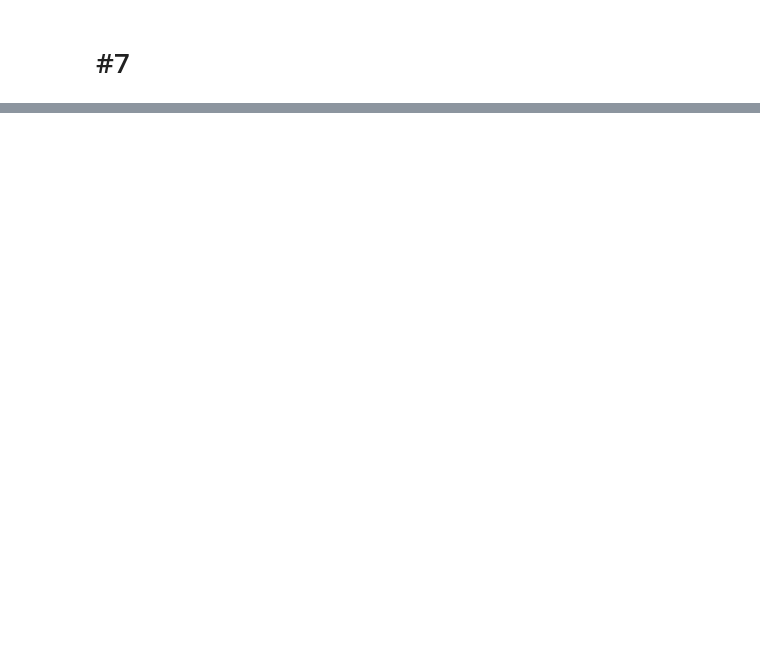
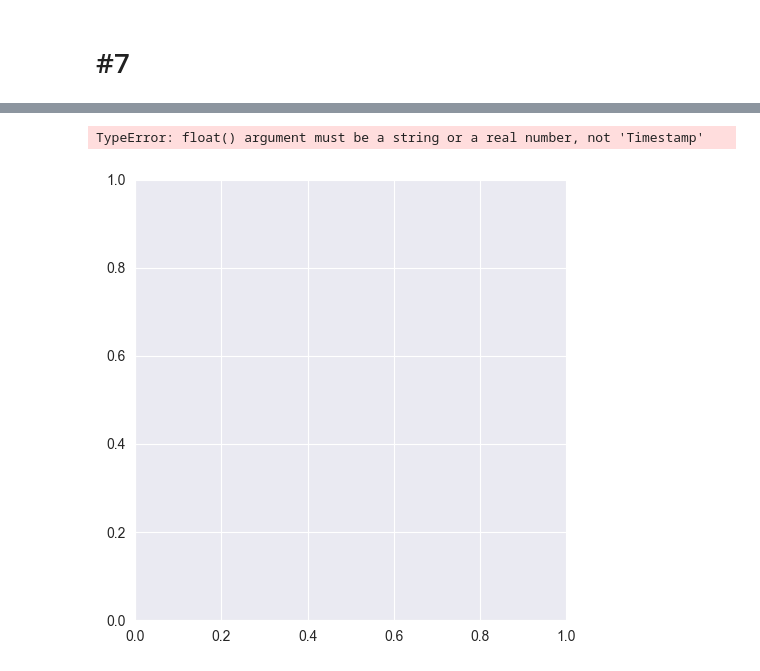
Before and after one commit to raaamk/ML_SoSe24, a Jupyter notebook: src/3 - Data Science Tools/mjanits1_11270520/mjanits1_11270520.ipynb, the cells around one changed output, grey strips where cells are left out. Cells and saved outputs as stored; diff of their text form; code cells hidden in the pictures; blank space fills up the shorter version.

```diff
--- a/src/3 - Data Science Tools/mjanits1_11270520/mjanits1_11270520.ipynb
+++ b/src/3 - Data Science Tools/mjanits1_11270520/mjanits1_11270520.ipynb
@@ -169,0 +171,5 @@ season_dict = {1: 'winter', 2: 'spring', 3: 'summer', 4: 'fall'}
+# %%
+sns.lmplot(x='dteday', y='cnt', data = data)
+# %% [output]
+TypeError: float() argument must be a string or a real number, not 'Timestamp'
+[figure, added]
```
Also changed, not shown: parts of 5 cells of this notebook.
